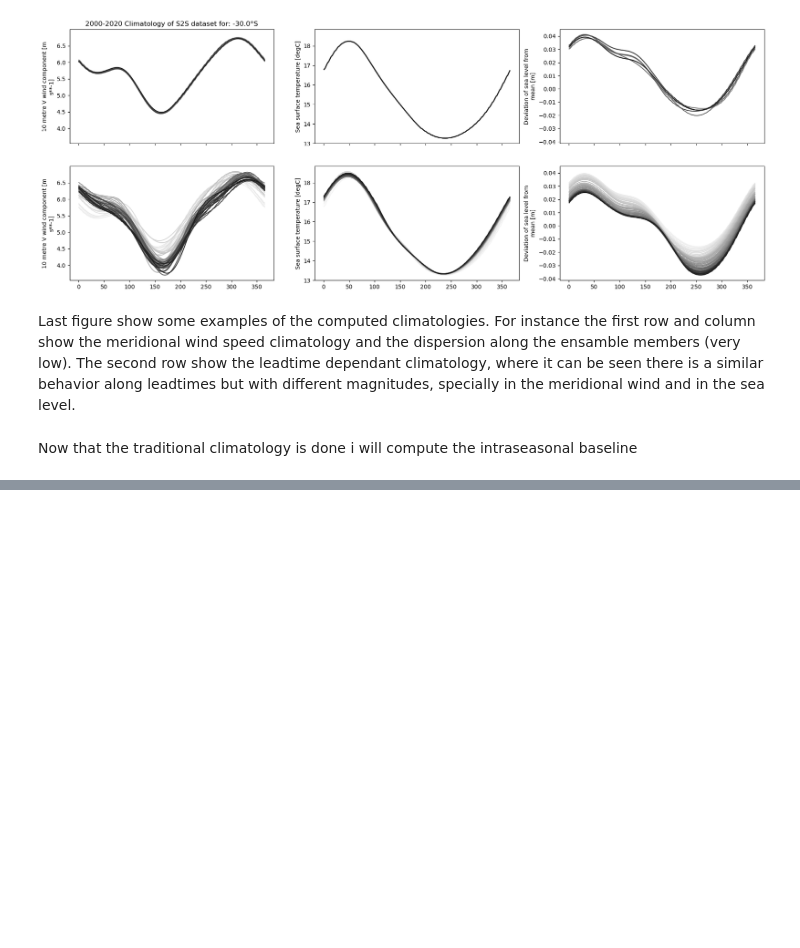
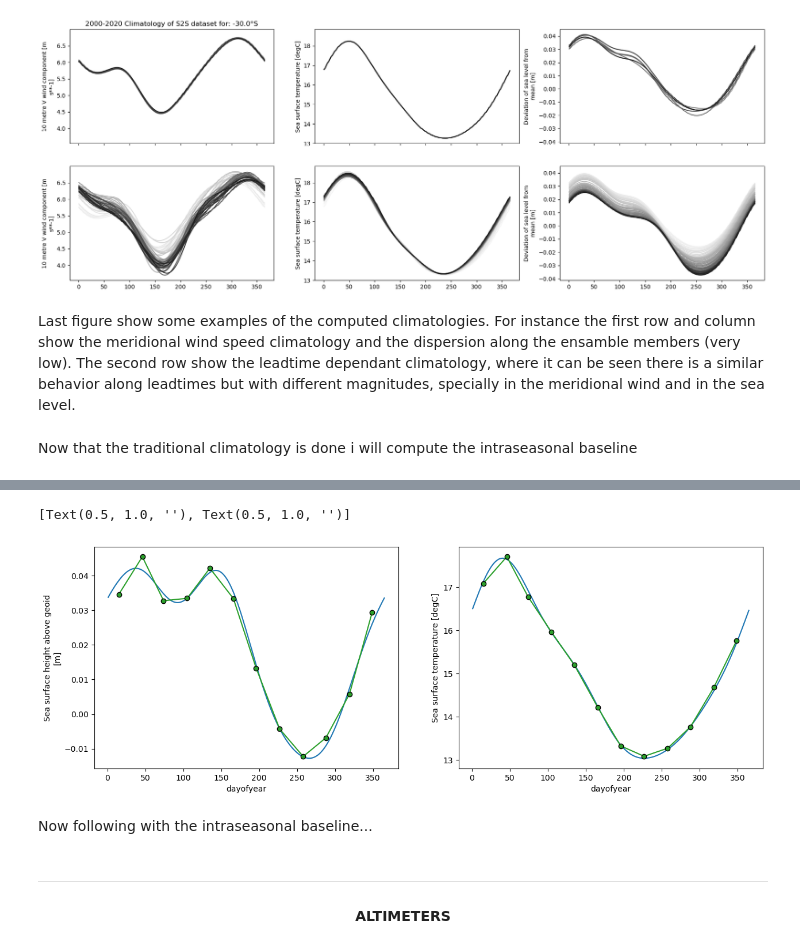
Before and after one commit to lucasglasner/S2S_CEAZA, a Jupyter notebook: 03compute_climatologies.ipynb, the cells around one changed output, grey strips where cells are left out. Cells and saved outputs as stored; diff of their text form; code cells hidden in the pictures; blank space fills up the shorter version.

Commit message:
done with some climatologies and intraseasonal baselines

```diff
--- a/03compute_climatologies.ipynb
+++ b/03compute_climatologies.ipynb
@@ -180,0 +186,26 @@ coastsouth_baseline.dropna('inittime').to_netcdf('data/HOVMOLLERS/INTRASEASONAL_
+# %%
+tropical   = xr.open_dataset('data/HOVMOLLERS/GLORYS_hovmoller_tropical_2000-2020.nc')
+coastnorth = xr.open_dataset('data/HOVMOLLERS/GLORYS_hovmoller_coastnorth_2000-2020.nc')
+coastsouth = xr.open_dataset('data/HOVMOLLERS/GLORYS_hovmoller_coastsouth_2000-2020.nc')
+# %%
+# Compute climatologies
+tropical_climatology   = compute_climatology(tropical, 'time')
+coastnorth_climatology = compute_climatology(coastnorth, 'time')
+coastsouth_climatology = compute_climatology(coastsouth, 'time')
+# %%
+x = coastsouth_climatology.swap_dims({'distance':'lat'}).sel(lat=-30, method='nearest')
+clim2=coastsouth.swap_dims({'distance':'lat'}).sel(lat=-30, method='nearest').groupby('time.month').mean()
+clim2.coords['dayofyear'] = ('month',np.array([15,46,74,105,135,166,196,227,258,288,319,349]))
+
+fig, ax = plt.subplots(1,2, sharex=True, figsize=(15,5))
+x.zos.plot(ax=ax[0], label='smoothed climatology')
+x.sst.plot(ax=ax[1])
+
+clim2.zos.plot(x='dayofyear', marker='o', markeredgecolor='k', color='tab:green', label='monthly mean 20 yrs', ax=ax[0])
+clim2.sst.plot(x='dayofyear', marker='o', markeredgecolor='k', color='tab:green', label='monthly mean 20 yrs', ax=ax[1])
+
+# ax[0].legend()
+[axis.set_title('') for axis in ax]
+# %% [output]
+[Text(0.5, 1.0, ''), Text(0.5, 1.0, '')]
+[figure, added]
@@ -180,0 +226,2 @@ coastsouth_baseline.dropna('inittime').to_netcdf('data/HOVMOLLERS/INTRASEASONAL_
+# %% [markdown]
+Now following with the intraseasonal baseline...
@@ -180,0 +259,4 @@ coastsouth_baseline.dropna('inittime').to_netcdf('data/HOVMOLLERS/INTRASEASONAL_
+# %% [markdown]
+---
+
+#### <center> ALTIMETERS
```
Also changed, not shown: parts of 34 cells of this notebook, 1 other file.
